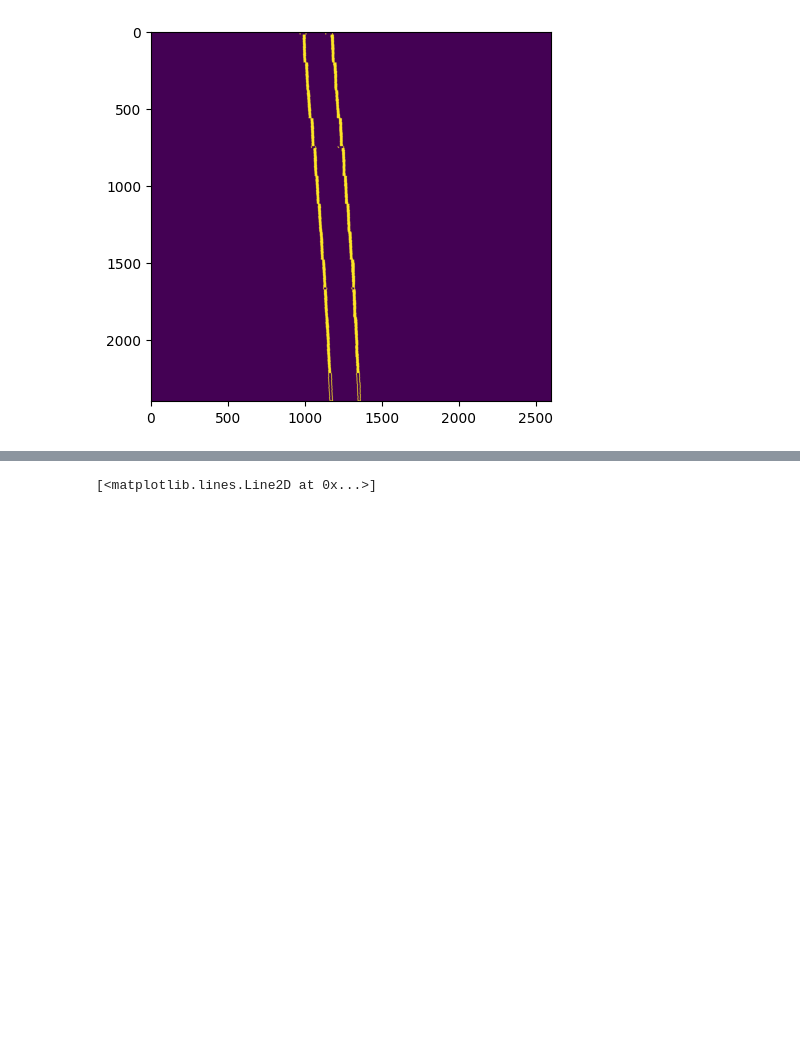
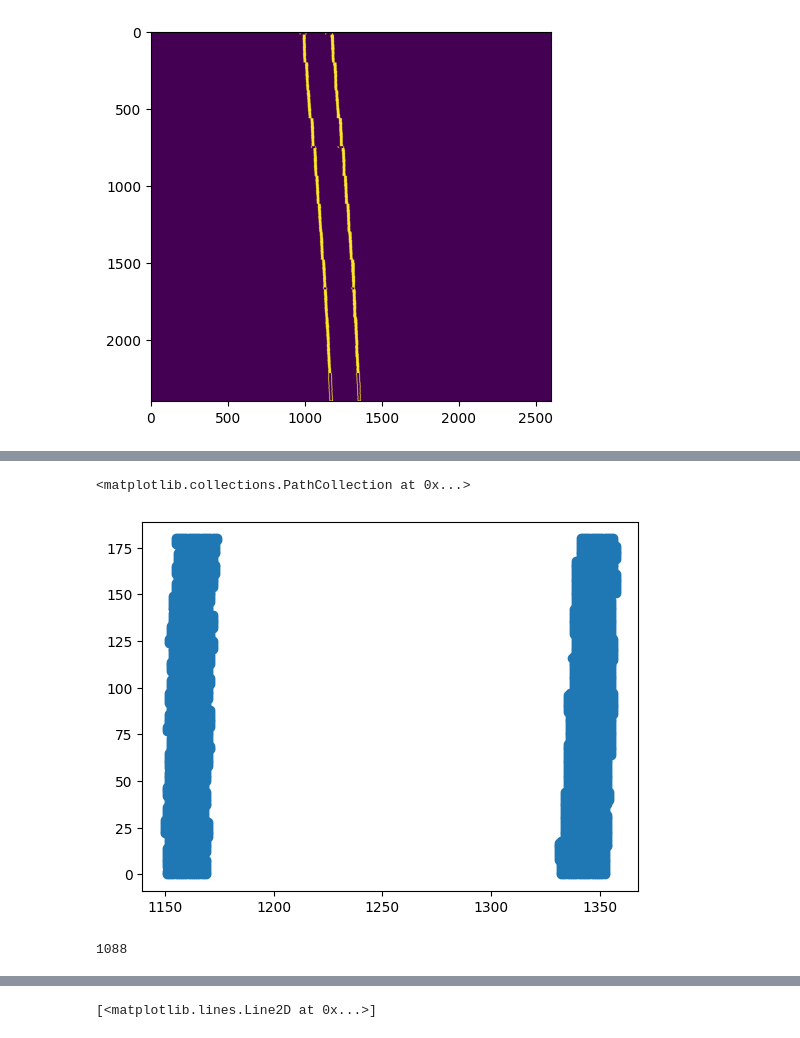
Before and after one commit to Andrudewt/perspective, a Jupyter notebook: main.ipynb, the cells around one changed output, grey strips where cells are left out. Saved outputs shown, nothing was run; the diff lists cells and outputs as text; code cells hidden in the pictures; blank space fills up the shorter version.

```diff
--- a/main.ipynb
+++ b/main.ipynb
@@ -427,0 +459,12 @@ array([1000, 1000,  181,  181])
+# %%
+dots = np.where(mask_nxt_p == 1)
+dots = np.vstack((dots[0], dots[1])).T
+dots = dots[:, [1, 0]]
+plt.scatter(dots[:, 0], dots[:, 1])
+# %% [output]
+<matplotlib.collections.PathCollection at 0x...>
+[figure, added]
+# %%
+t_p
+# %% [output]
+1088
```
Also changed, not shown: parts of 15 cells of this notebook, 4 other files.
